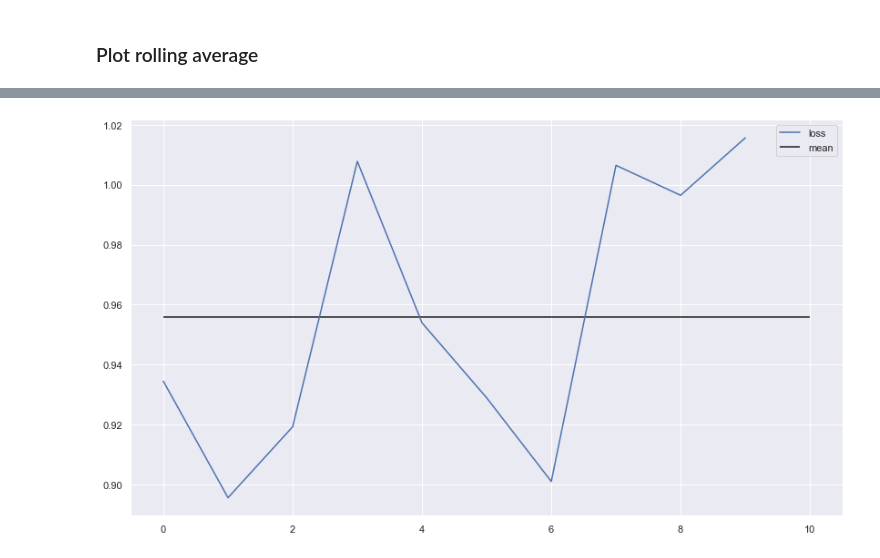
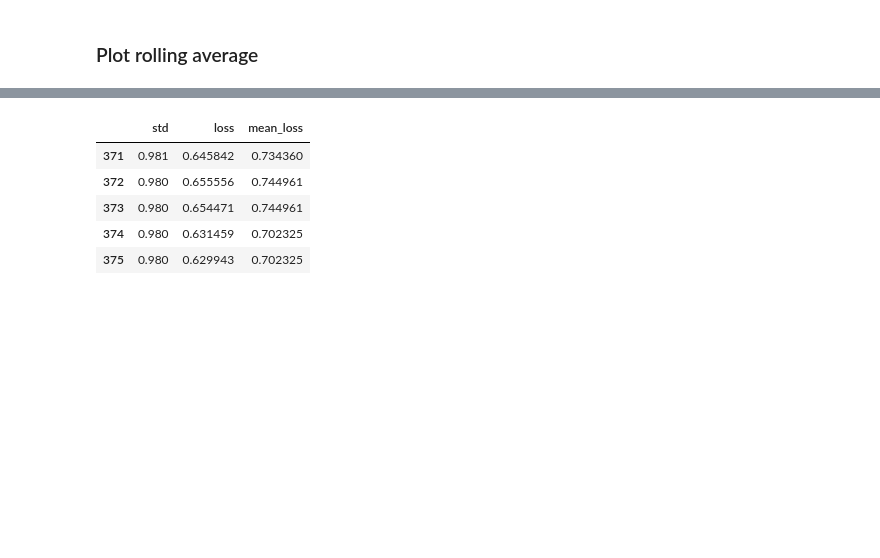
Before and after one commit to pstetz/slowmo, a Jupyter notebook: src/history.ipynb, the cells around one changed output, grey strips where cells are left out. Saved outputs shown, nothing was run; the diff lists cells and outputs as text; code cells hidden in the pictures; blank space fills up the shorter version.

```diff
--- a/src/history.ipynb
+++ b/src/history.ipynb
@@ -40,15 +38,9 @@ It might be more helpful to see if training helps within a subject/task
-# %%
-batch_size = 10
-loss = df.loss.iloc[batch_size:] # Skip first batch
-N = len(loss) // batch_size
-loss = loss.iloc[:N * batch_size]
-runs = np.array_split(loss.values, N)
-
-x = np.mean(runs, axis=0)
-
-plt.figure(figsize=(14, 8))
-plt.plot(x, label="loss")
-plt.hlines(np.mean(x), 0, len(x), label="mean")
-plt.legend();
-# %% [output]
-[figure, removed]
+# %%
+df.tail()
+# %% [output]
+|  | std | loss | mean_loss |
+| 371 | 0.981 | 0.645842 | 0.734360 |
+| 372 | 0.980 | 0.655556 | 0.744961 |
+| 373 | 0.980 | 0.654471 | 0.744961 |
+| 374 | 0.980 | 0.631459 | 0.702325 |
+| 375 | 0.980 | 0.629943 | 0.702325 |
```
Also changed, not shown: parts of 2 cells of this notebook, 2 other files.
